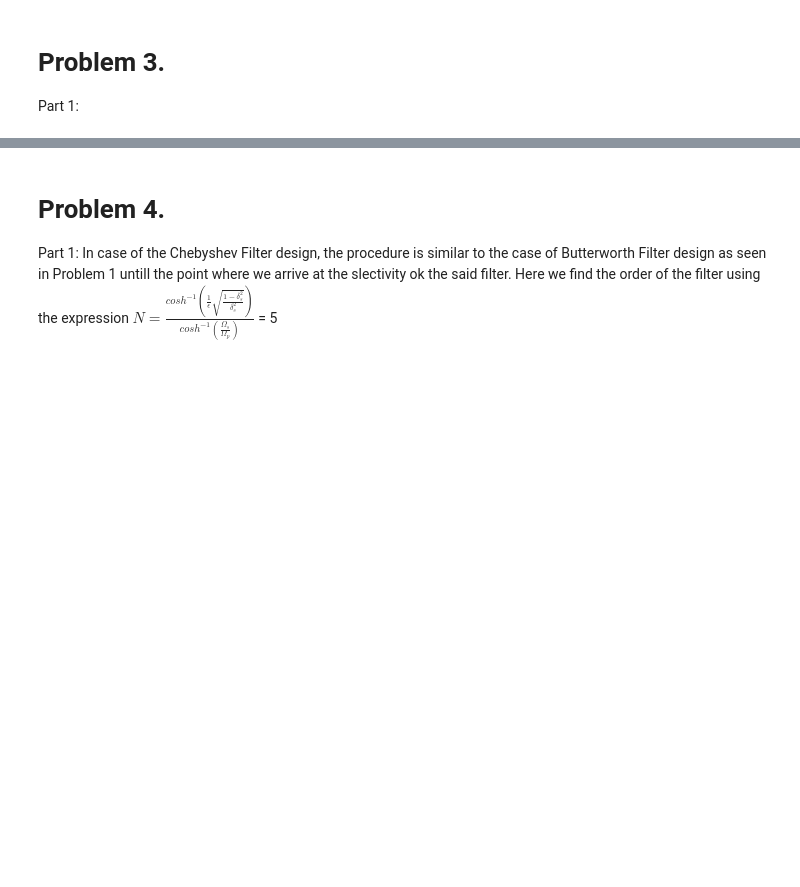
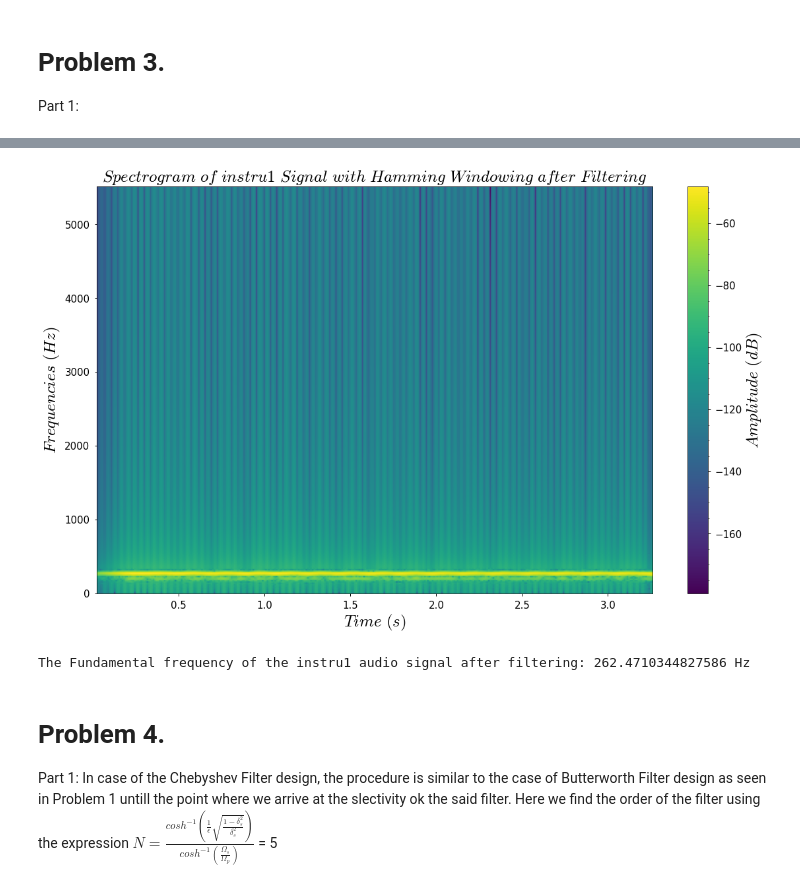
Before and after one commit to Harsha1569/DSP_Lab, a Jupyter notebook: Experiment_6/Experiment_6.ipynb, the cells around one changed output, grey strips where cells are left out. Saved outputs shown, nothing was run; the diff lists cells and outputs as text; code cells hidden in the pictures; blank space fills up the shorter version.

```diff
--- a/Experiment_6/Experiment_6.ipynb
+++ b/Experiment_6/Experiment_6.ipynb
@@ -267,3 +307,51 @@ Now in order to design a Butterwirth filter capable of extracting/filtering out
+# %%
+Nosi = 600
+def specgram2d(y, N, Fs, window=None, ax=None, title=None):
+  ax = plt.axes()
+  ax.set_title(title, loc='center', wrap=True, fontsize = 25)
+  if window=='hamming':
+    ws=sp.windows.hamming(N)
+  elif window=='hanning':
+    ws=sp.windows.hanning(N)
+  elif window=='blackman':
+    ws=sp.windows.blackman(N)
+  else:
+    ws=sp.windows.boxcar(N)
+  spec, freqs, t, im = ax.specgram(y, NFFT=N, Fs=Fs, window=ws, noverlap=500, scale='dB')
+  ax.set_xlabel(r'$Time\ (s)$', fontsize = 25)
+  ax.set_ylabel(r'$Frequencies\ (Hz)$', fontsize = 25)
+  cbar = plt.colorbar(im, ax=ax)
+  cbar.set_label(r'$Amplitude\ (dB)$', fontsize = 25)
+  cbar.minorticks_on()
+  cbar.ax.tick_params(axis="both", labelsize = 15)
+  ax.tick_params(axis="both", labelsize = 15)
+  fig4.tight_layout()
+
+fig4, ax1 = plt.subplots(figsize=(16,10))
+specgram2d(y, Nosi, Fs1, ax=ax1, window='hamming', title = r'$Spectrogram\ of\ instru1\ Signal\ with\ Hamming\ Windowing\ after\ Filtering$')
+fig4.savefig('fig10.png')
+# %% [output]
+[figure, added]
+# %%
+def find_ff(track, frequency):
+  TRACK = fft(track)
+  max_val = np.max(np.abs(TRACK))
+  TRACK = TRACK/max_val
+  for i in range (len(TRACK)):
+    if (np.abs(TRACK[i])<=0.1):
+      TRACK[i]=0;
+    elif (i==0):
+      TRACK[i]=0
+
+  TRACK_peaks = sp.find_peaks(np.abs(TRACK), prominence=0.6)[0]
+  fundamental_frequency = (TRACK_peaks[0]/len(TRACK)) *frequency
+  return fundamental_frequency
+
+ff_2 = find_ff(track2, Fs2)
+
+print('The Fundamental frequency of the instru1 audio signal after filtering: {} Hz'.format(ff_2))
+# %% [output]
+The Fundamental frequency of the instru1 audio signal after filtering: 262.4710344827586 Hz
 # %% [markdown]
 # **Problem** **4**. <br>
 Part 1:
```
Also changed, not shown: parts of 10 cells of this notebook.
